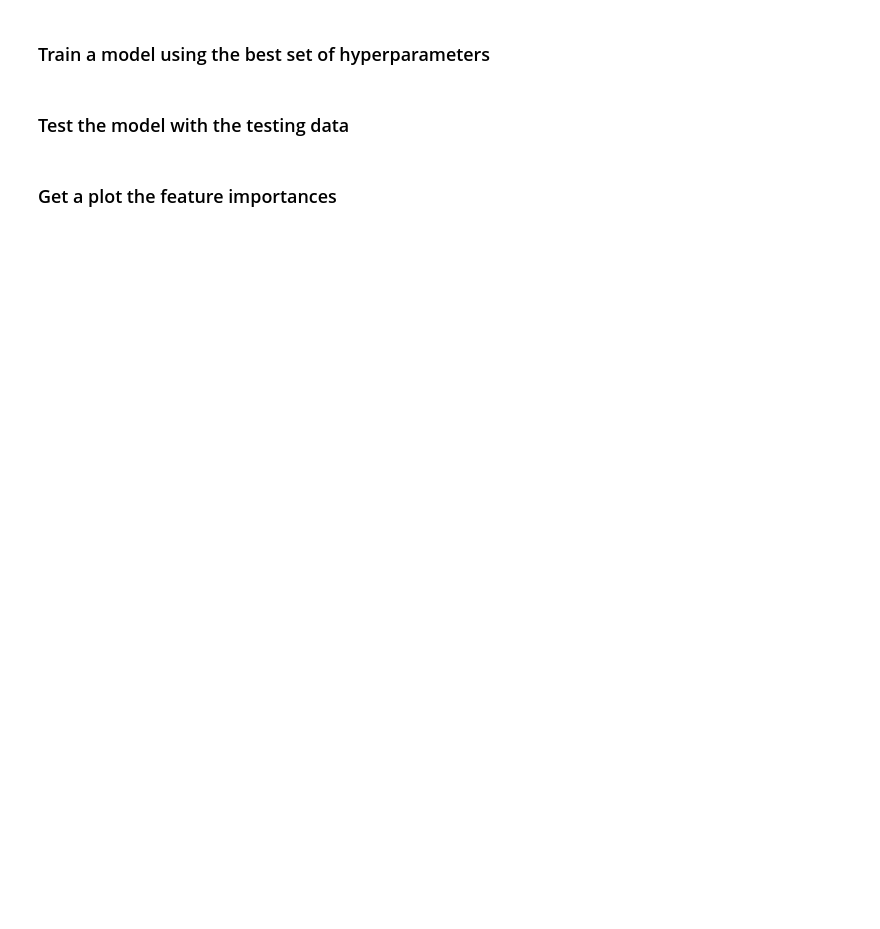
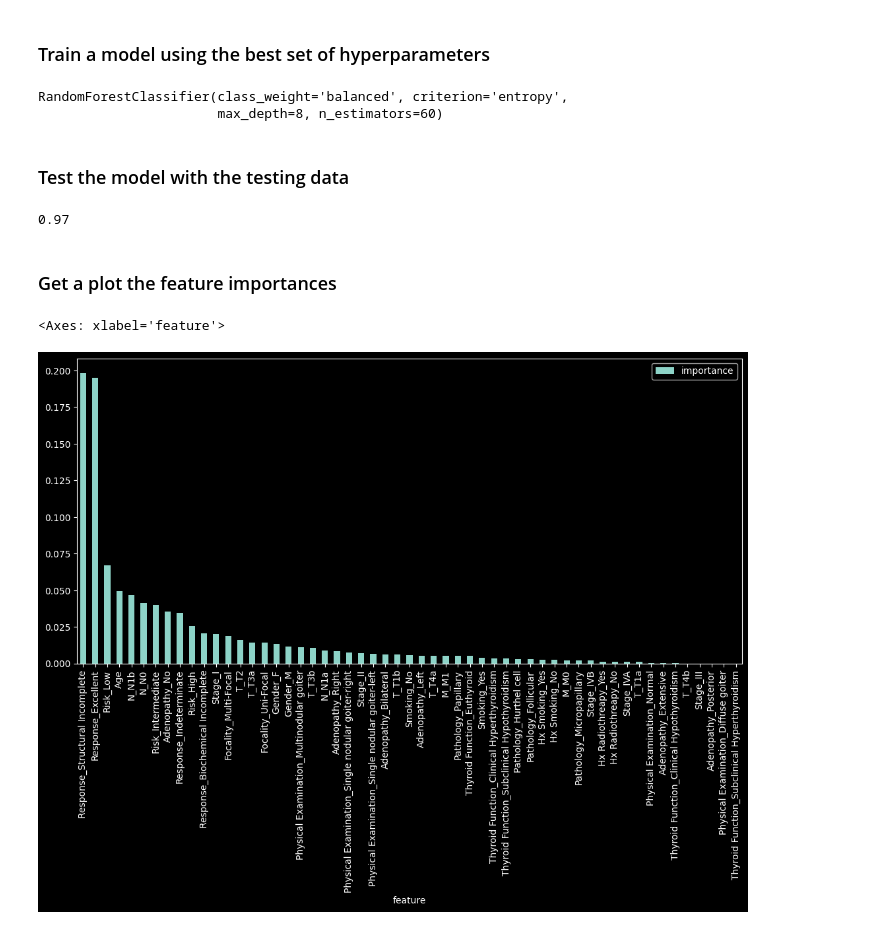
Before and after one commit to UH-MBBE/BE-491-Lecture-10, a Jupyter notebook: L10_Notes.ipynb, the cells around one changed output. Cells and saved outputs as stored; diff of their text form; code cells hidden in the pictures; blank space fills up the shorter version.

```diff
--- a/L10_Notes.ipynb
+++ b/L10_Notes.ipynb
@@ -199,8 +231,18 @@ transformed_df.shape
+# %%
+# Define the parameter grid
+param_grid = {
+  'class_weight': ['balanced'],
+  'criterion': ['gini', 'entropy'],
+  'max_depth': [2, 4, 8],
+  'max_features': ['sqrt'],
+  'n_estimators': [30, 60, 90]
+}
 # %%
 # Initialize the RandomForestClassifier
-
+rf_classifier = RandomForestClassifier()
 
 # Initialize the GridSearchCV object
-
+grid_search = GridSearchCV(estimator=rf_classifier, param_grid=param_grid, cv=2, scoring='accuracy')
 
 # Fit the GridSearchCV object to your data (X_train, y_train)
+grid_search.fit(X_train, y_train)
@@ -212,19 +275,44 @@ transformed_df.shape
 ### Train a model using the best set of hyperparameters
 # %%
 # Initialize a new RandomForestClassifier model with the best parameters
-
+final_model = RandomForestClassifier(
+  class_weight='balanced',
+  criterion='entropy',
+  max_depth=8,
+  max_features='sqrt',
+  n_estimators=60
+)
 
 # Fit the model on your training data
+final_model.fit(X_train, y_train)
+# %% [output]
+RandomForestClassifier(class_weight='balanced', criterion='entropy',
+                       max_depth=8, n_estimators=60)
 # %% [markdown]
 ### Test the model with the testing data
 # %%
 # use the score function to get the accuracy of the model on the testing data
+final_model.score(X_test, y_test)
+# %% [output]
+0.97
 # %% [markdown]
 ### Get a plot the feature importances
 # %%
 # create a dataframe of the feature importances
+feature_importances = final_model.feature_importances_
 
+feature_importance_df = pd.DataFrame({
+  'feature': X.columns,
+  'importance': feature_importances
+})
+
+feature_importance_df
 
 # sort the dataframe so the most important features are at the top
+feature_importance_df = feature_importance_df.sort_values('importance', ascending=False)
 # %%
 # plot the feature importances as a bar chart using .plot.bar()
+feature_importance_df.plot.bar(x='feature', y='importance', rot=90, figsize=(13, 6))
+# %% [output]
+<Axes: xlabel='feature'>
+[figure, added]
```
Also changed, not shown: parts of 8 cells of this notebook.
